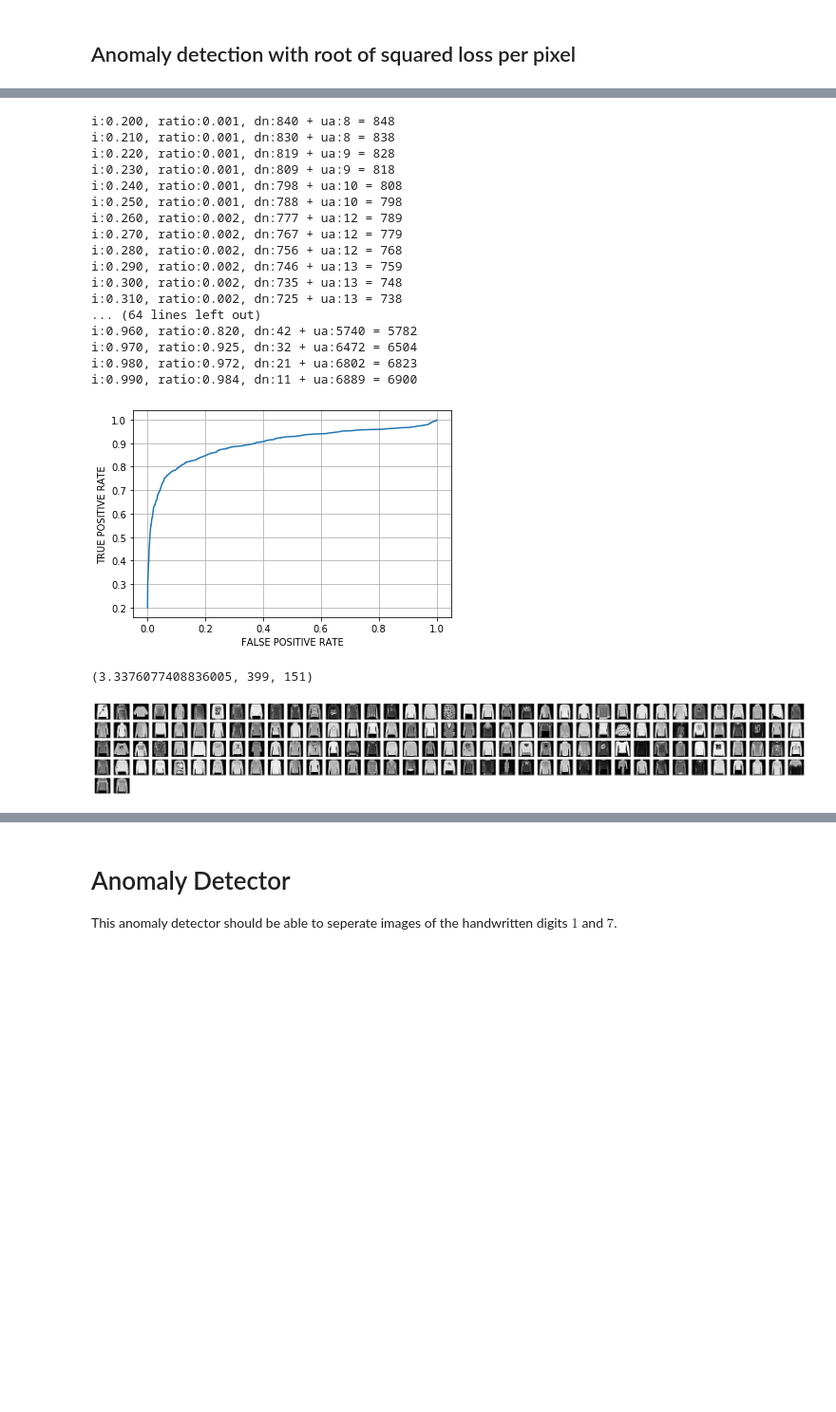
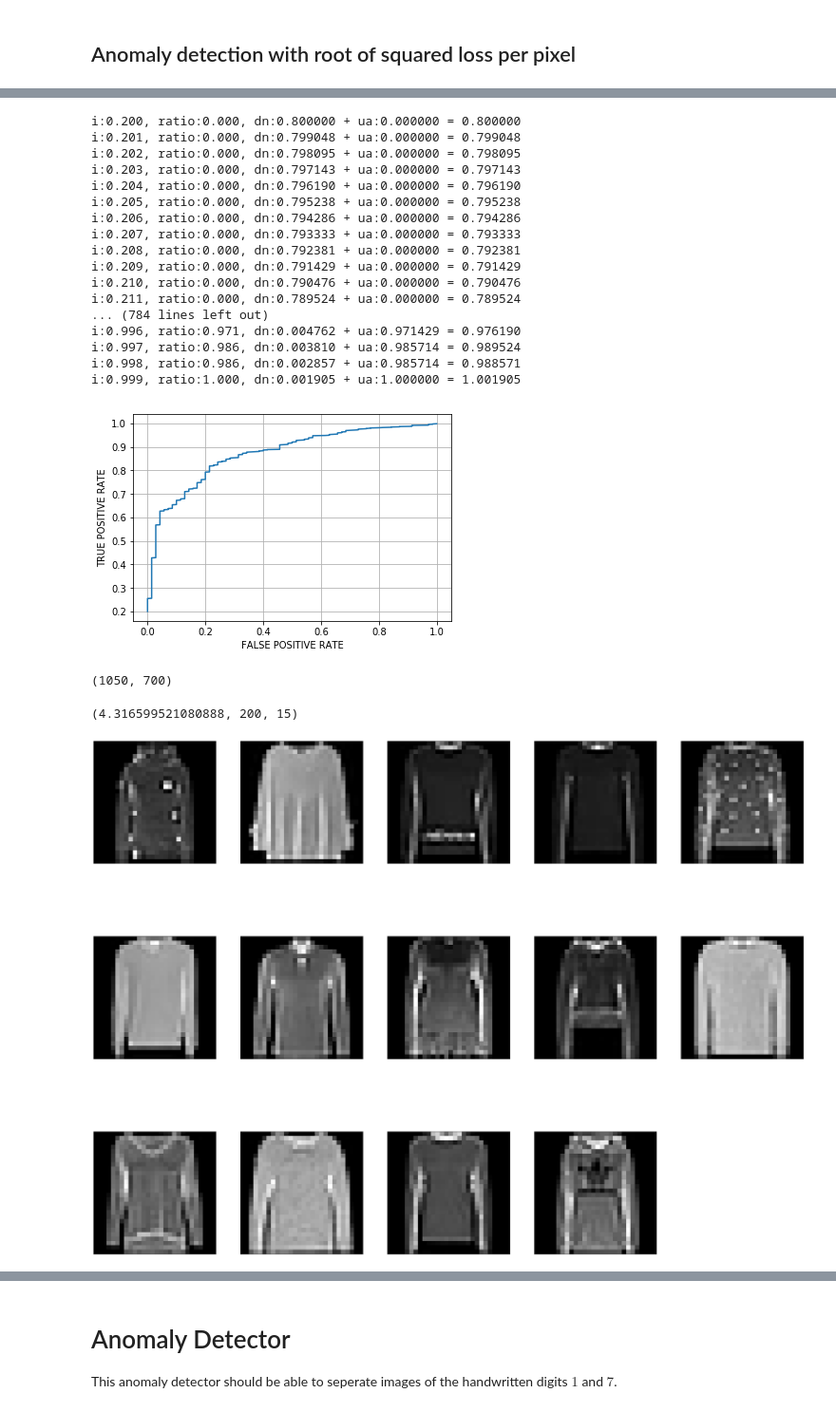
Before and after one commit to ChiShao/cnn-auto-encoder, a Jupyter notebook: conv-autoencoder-fashion.ipynb, the cells around one changed output, grey strips where cells are left out. Shown at 95% size. Drawn from its saved outputs; the diff is of its cells as text; code cells hidden in the pictures; blank space fills up the shorter version.

```diff
--- a/conv-autoencoder-fashion.ipynb
+++ b/conv-autoencoder-fashion.ipynb
@@ -453,11 +425,7 @@ plt.savefig(os.path.join("imgs", "pullover-conv-t-ae.png"))
 def loss_per_img(img,rec_img):
     return np.sqrt(np.sum(np.power(rec_img - img,2)))
 # %%
-anomaly_losses = np.array([])
-# for img in fashion_data[7][0]:
-
-
-pullover = fashion_data[7][0]
+pullover = fashion_data[2][0][:len(fashion_data[2][0])//100]
 imgs = pullover.reshape(-1, 28, 28, 1)
 rec_imgs = t_ae.predict(imgs)
 pullover_losses = np.array([loss_per_img(i, ri) for i, ri in zip(imgs, rec_imgs)])
@@ -532,15 +500,15 @@ for i in decs:  # i == 0.95 seems to be a valid value
     rs = np.append(
         rs, [ratio_of_undetected]
     )
-    if (int(i * prec)) % int(prec / 100) == 0:
+    if (int(i * prec)) % int(prec / 1000) == 0:
         print(
-            "i:%.3f, ratio:%.3f, dn:%d + ua:%d = %d"
+            "i:%.3f, ratio:%.3f, dn:%f + ua:%f = %f"
             % (
                 i,
                 ratio_of_undetected,
-                len(detected_normals),
-                len(undetected_anomalies),
-                len(detected_normals) + len(undetected_anomalies),
+                len(detected_normals)/len(normal_losses),
+                len(undetected_anomalies)/len(pullover_losses),
+                len(detected_normals)/len(normal_losses) + len(undetected_anomalies)/len(pullover_losses),
             )
         )
 plt.plot(rs, decs)  # ,zs=decs*rs)
@@ -549,26 +517,30 @@ plt.xlabel("FALSE POSITIVE RATE")
 plt.ylabel("TRUE POSITIVE RATE")
 plt.show()
 # %% [output]
-i:0.200, ratio:0.001, dn:840 + ua:8 = 848
-i:0.210, ratio:0.001, dn:830 + ua:8 = 838
-i:0.220, ratio:0.001, dn:819 + ua:9 = 828
-i:0.230, ratio:0.001, dn:809 + ua:9 = 818
-i:0.240, ratio:0.001, dn:798 + ua:10 = 808
-i:0.250, ratio:0.001, dn:788 + ua:10 = 798
-i:0.260, ratio:0.002, dn:777 + ua:12 = 789
-i:0.270, ratio:0.002, dn:767 + ua:12 = 779
-i:0.280, ratio:0.002, dn:756 + ua:12 = 768
-i:0.290, ratio:0.002, dn:746 + ua:13 = 759
-i:0.300, ratio:0.002, dn:735 + ua:13 = 748
-i:0.310, ratio:0.002, dn:725 + ua:13 = 738
-... (64 lines left out)
-i:0.960, ratio:0.820, dn:42 + ua:5740 = 5782
-i:0.970, ratio:0.925, dn:32 + ua:6472 = 6504
-i:0.980, ratio:0.972, dn:21 + ua:6802 = 6823
-i:0.990, ratio:0.984, dn:11 + ua:6889 = 6900
+i:0.200, ratio:0.000, dn:0.800000 + ua:0.000000 = 0.800000
+i:0.201, ratio:0.000, dn:0.799048 + ua:0.000000 = 0.799048
+i:0.202, ratio:0.000, dn:0.798095 + ua:0.000000 = 0.798095
+i:0.203, ratio:0.000, dn:0.797143 + ua:0.000000 = 0.797143
+i:0.204, ratio:0.000, dn:0.796190 + ua:0.000000 = 0.796190
+i:0.205, ratio:0.000, dn:0.795238 + ua:0.000000 = 0.795238
+i:0.206, ratio:0.000, dn:0.794286 + ua:0.000000 = 0.794286
+i:0.207, ratio:0.000, dn:0.793333 + ua:0.000000 = 0.793333
+i:0.208, ratio:0.000, dn:0.792381 + ua:0.000000 = 0.792381
+i:0.209, ratio:0.000, dn:0.791429 + ua:0.000000 = 0.791429
+i:0.210, ratio:0.000, dn:0.790476 + ua:0.000000 = 0.790476
+i:0.211, ratio:0.000, dn:0.789524 + ua:0.000000 = 0.789524
+... (784 lines left out)
+i:0.996, ratio:0.971, dn:0.004762 + ua:0.971429 = 0.976190
+i:0.997, ratio:0.986, dn:0.003810 + ua:0.985714 = 0.989524
+i:0.998, ratio:0.986, dn:0.002857 + ua:0.985714 = 0.988571
+i:0.999, ratio:1.000, dn:0.001905 + ua:1.000000 = 1.001905
-[figure, old version]
+[figure, new version]
+# %%
+len(normal_losses), len(pullover_losses)
+# %% [output]
+(1050, 700)
 # %%
-loss_boundary = np.sort(normal_losses)[int(len(normal_losses) * 0.620)]
+loss_boundary = np.sort(normal_losses)[int(len(normal_losses) * 0.810)]
 ind_undetected_anomalies = np.where(
     pullover_losses < loss_boundary
 )  # indices for undetected anomalies in the data set
@@ -580,20 +552,20 @@ detected_normals = X_t_test[ind_detected_normals]
 undetected_anomalies = fashion_data[2][0][ind_undetected_anomalies]
 loss_boundary, len(detected_normals), len(undetected_anomalies)
 # %% [output]
-(3.3376077408836005, 399, 151)
+(4.316599521080888, 200, 15)
 # %%
 n = len(undetected_anomalies)  # how many digits we will display
 plt.figure(figsize=(40, 32))
 for i in range(n-1):
-    ax = plt.subplot(n/5, n/4, i + 1)
+    ax = plt.subplot(n/5, n/3, i + 1)
     plt.imshow(undetected_anomalies[i].reshape(28, 28))
     plt.gray()
     ax.get_xaxis().set_visible(False)
     ax.get_yaxis().set_visible(False)
     ax.get_yaxis().set_visible(False)
 plt.savefig(os.path.join("imgs", "undetected-pullover.png"))
 # %% [output]
-[figure, old version]
+[figure, new version]
 # %%
 # display digits "1" which have been detectes as normaility
 n = len(detected_normals)  # how many digits we will display
```
Also changed, not shown: parts of 15 cells of this notebook, 10 other files.
